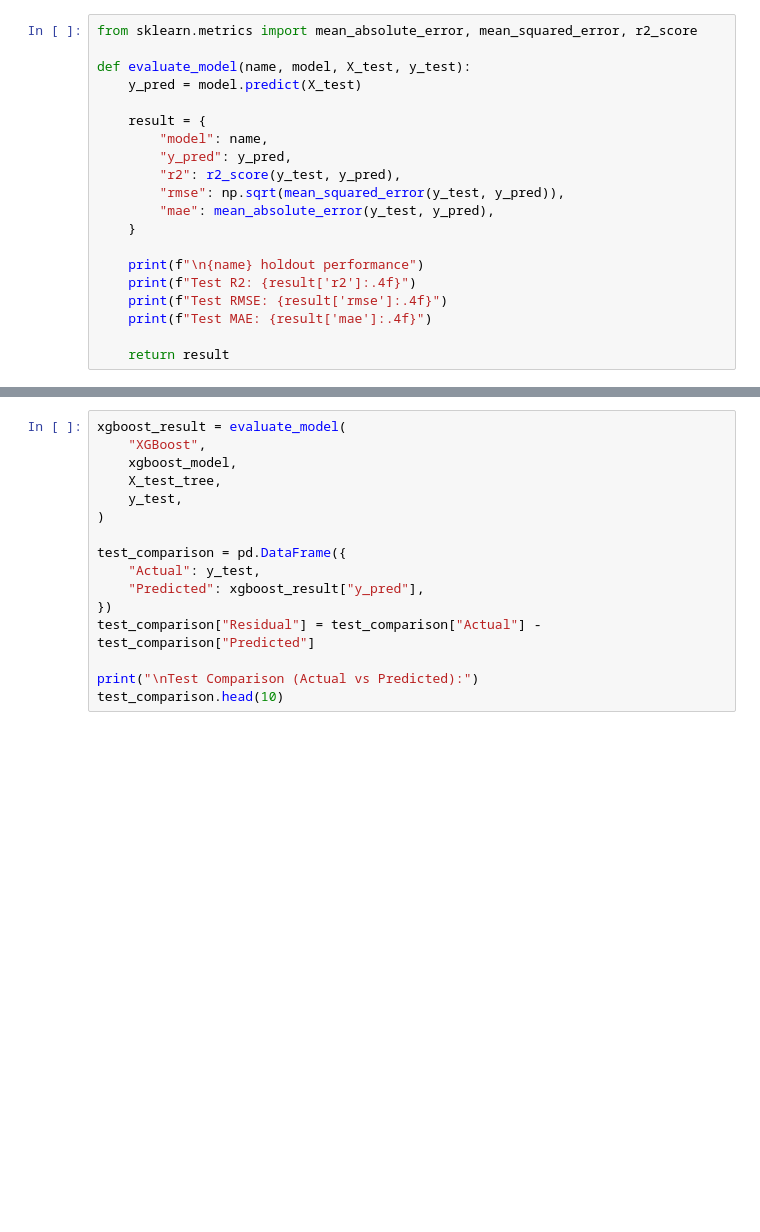
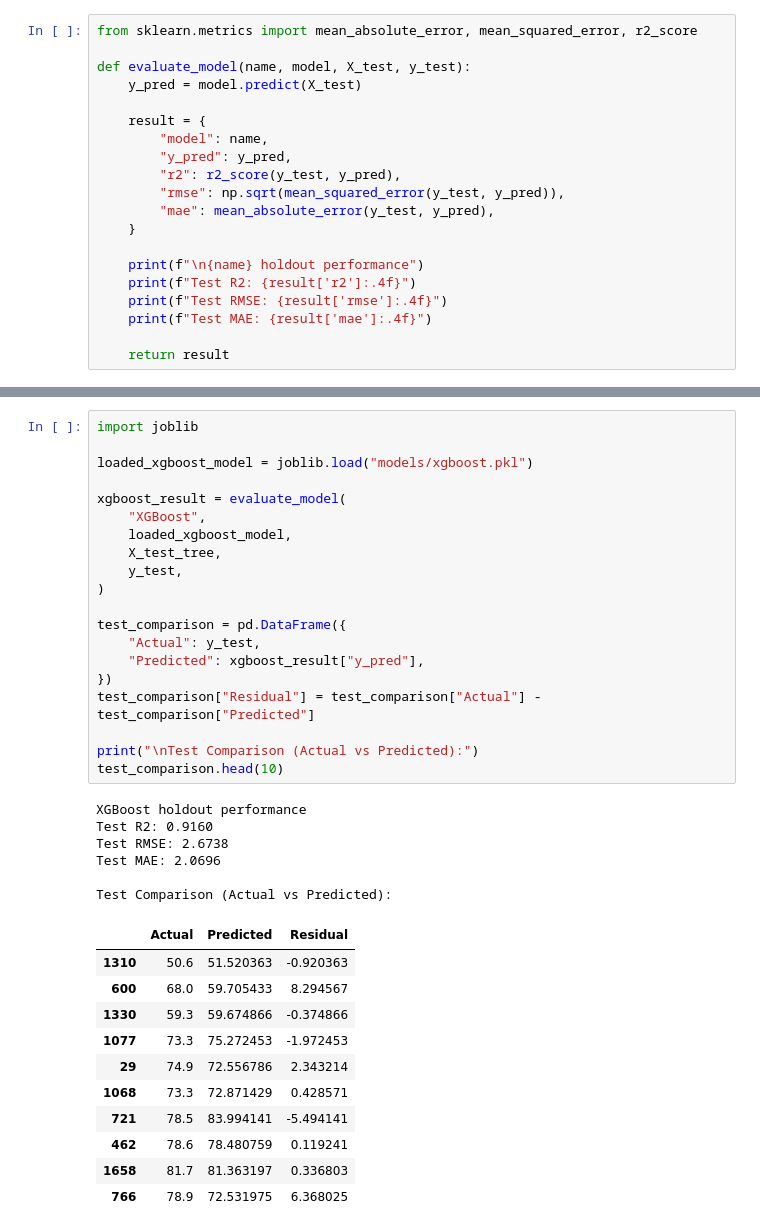
Before and after one commit to khangronky/cosc2753-assignment-1-2026b, a Jupyter notebook: notebook.ipynb, the cells around one changed output, grey strips where cells are left out. Cells and saved outputs as stored; diff of their text form; blank space fills up the shorter version.

```diff
--- a/notebook.ipynb
+++ b/notebook.ipynb
@@ -1015,17 +1128,39 @@ test_comparison.head(10)
 # %%
+import joblib
+
+loaded_xgboost_model = joblib.load("models/xgboost.pkl")
+
 xgboost_result = evaluate_model(
     "XGBoost",
-    xgboost_model,
+    loaded_xgboost_model,
     X_test_tree,
     y_test,
 )
 
 test_comparison = pd.DataFrame({
     "Actual": y_test,
     "Predicted": xgboost_result["y_pred"],
 })
 test_comparison["Residual"] = test_comparison["Actual"] - test_comparison["Predicted"]
 
 print("\nTest Comparison (Actual vs Predicted):")
 test_comparison.head(10)
+# %% [output]
+XGBoost holdout performance
+Test R2: 0.9160
+Test RMSE: 2.6738
+Test MAE: 2.0696
+
+Test Comparison (Actual vs Predicted):
+|  | Actual | Predicted | Residual |
+| 1310 | 50.6 | 51.520363 | -0.920363 |
+| 600 | 68.0 | 59.705433 | 8.294567 |
+| 1330 | 59.3 | 59.674866 | -0.374866 |
+| 1077 | 73.3 | 75.272453 | -1.972453 |
+| 29 | 74.9 | 72.556786 | 2.343214 |
+| 1068 | 73.3 | 72.871429 | 0.428571 |
+| 721 | 78.5 | 83.994141 | -5.494141 |
+| 462 | 78.6 | 78.480759 | 0.119241 |
+| 1658 | 81.7 | 81.363197 | 0.336803 |
+| 766 | 78.9 | 72.531975 | 6.368025 |
 # %%
```
Also changed, not shown: parts of 13 cells of this notebook, 4 other files.
